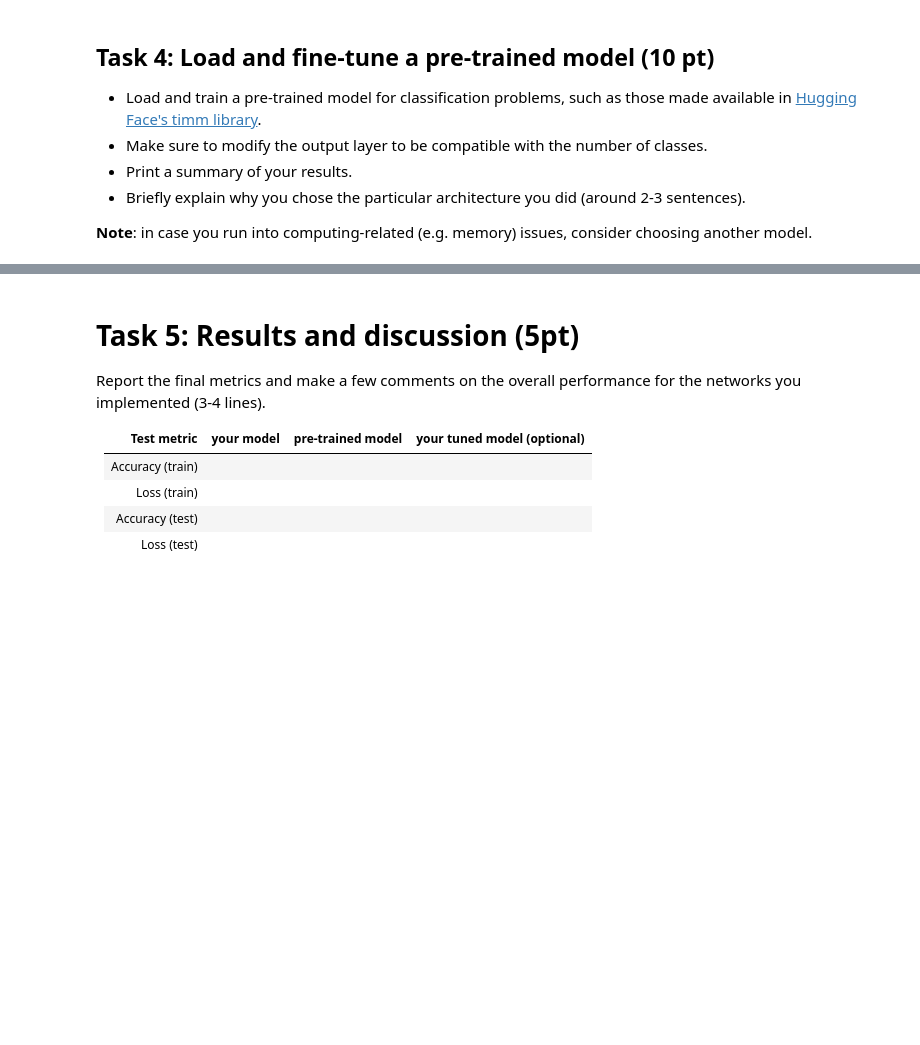
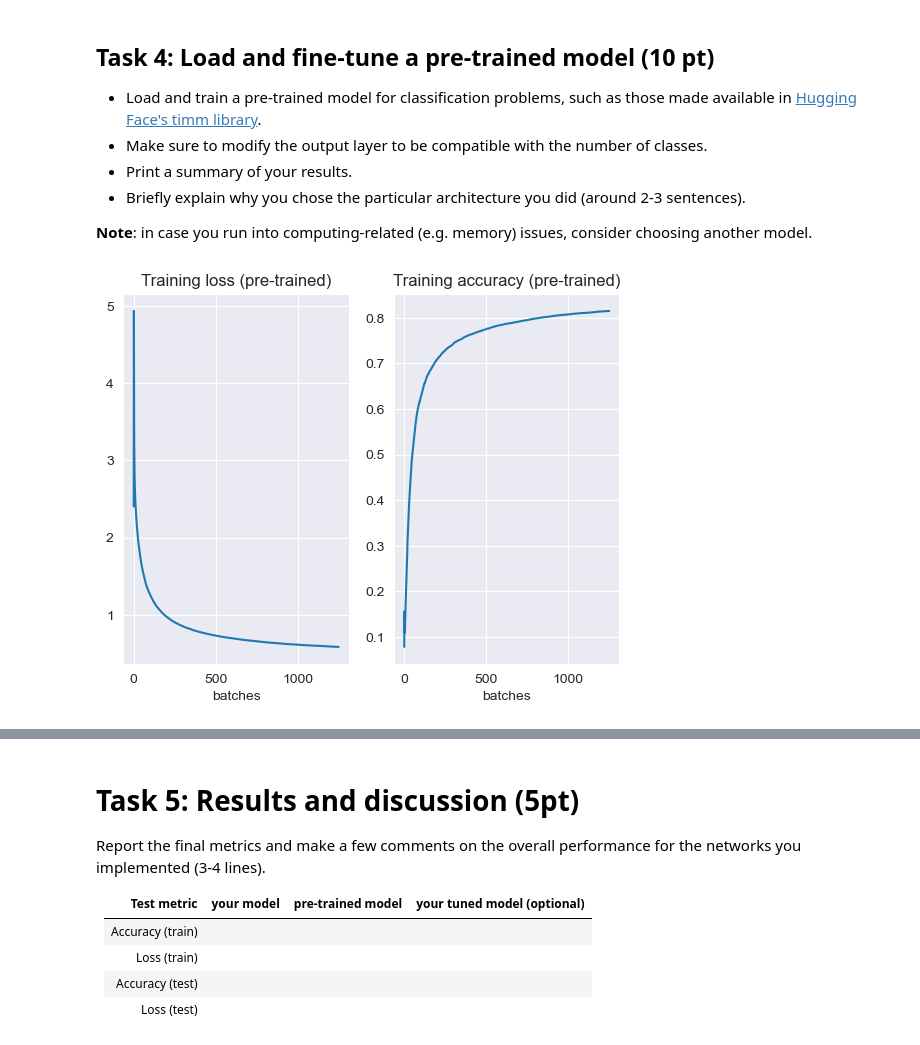
Before and after one commit to hertie-data-science-lab/assignment-2-ps-2f, a Jupyter notebook: main.ipynb, the cells around one changed output, grey strips where cells are left out. Cells and saved outputs as stored; diff of their text form; code cells hidden in the pictures; blank space fills up the shorter version.

```diff
--- a/main.ipynb
+++ b/main.ipynb
@@ -633,9 +650,13 @@ loaded_trainer = Trainer(loaded_model, cfg)
 # %%
-'''#TODO: train your model, plot accuracy and loss by iteration (one iteration=one batch)'''
-train_loss, train_acc = loaded_trainer.train(train_data)
+'''#DONE: train your model, plot accuracy and loss by iteration (one iteration=one batch)'''
+pretrain_loss, pretrain_acc = loaded_trainer.train(train_data)
 fig, (ax0, ax1) = plt.subplots(1,2)
-ax0.plot(range(len(train_loss)), train_loss)
-ax1.plot(range(len(train_acc)), train_acc)
-ax0.set_title('Training loss')
-ax1.set_title('Training accuracy')
+ax0.plot(range(len(pretrain_loss)), pretrain_loss)
+ax1.plot(range(len(pretrain_acc)), pretrain_acc)
+ax0.set_title('Training loss (pre-trained)')
+ax0.set_xlabel('batches');
+ax1.set_title('Training accuracy (pre-trained)')
+ax1.set_xlabel('batches');
+# %% [output]
+[figure, added]
 # %%
```
Also changed, not shown: parts of 13 cells of this notebook.
